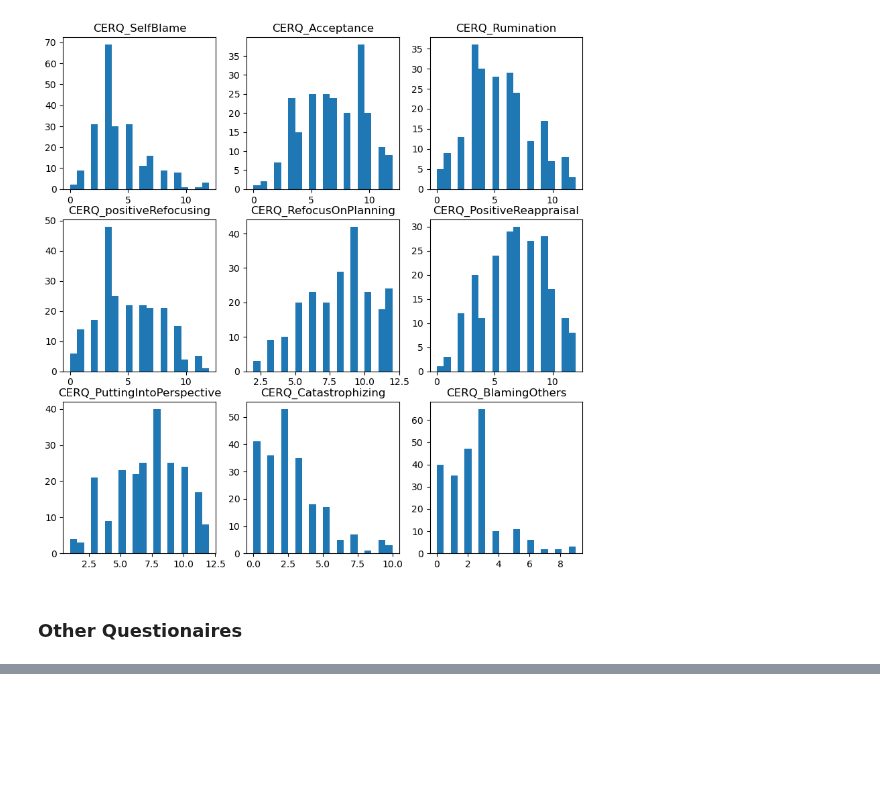
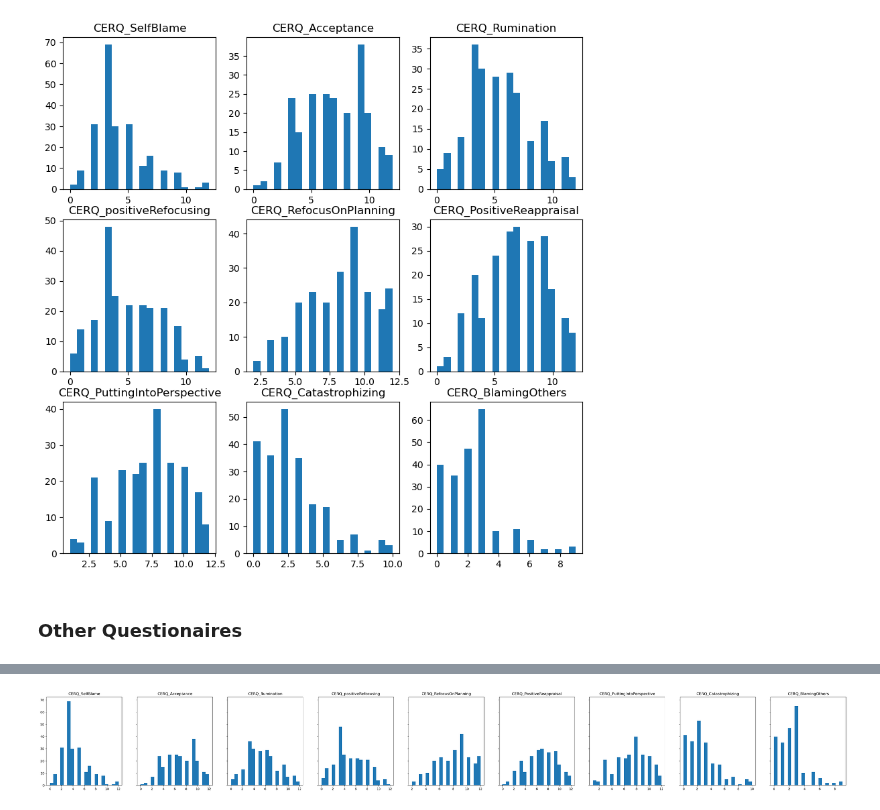
Before and after one commit to Yeganehfrh/EEGModalNet, a Jupyter notebook: notebooks/BehavioralData.ipynb, the cells around one changed output, grey strips where cells are left out. Saved outputs shown, nothing was run; the diff lists cells and outputs as text; code cells hidden in the pictures; blank space fills up the shorter version.

```diff
--- a/notebooks/BehavioralData.ipynb
+++ b/notebooks/BehavioralData.ipynb
@@ -112,0 +119,5 @@ TICS_ScreeningScaleS: Screening Scales
+# %%
+questionnaires = ['TEIQue-SF', 'ERQ', 'CERQ', 'COPE', 'MARS', 'TAS', 'PSQ']
+name = questionnaires[2]
+data = pd.read_csv(data_dir+f'{name}.csv', index_col=0)
+data.head()
@@ -112,0 +131,4 @@ TICS_ScreeningScaleS: Screening Scales
+# %%
+plot_hist(data)
+# %% [output]
+[figure, added]
```
Also changed, not shown: parts of 7 cells of this notebook.
